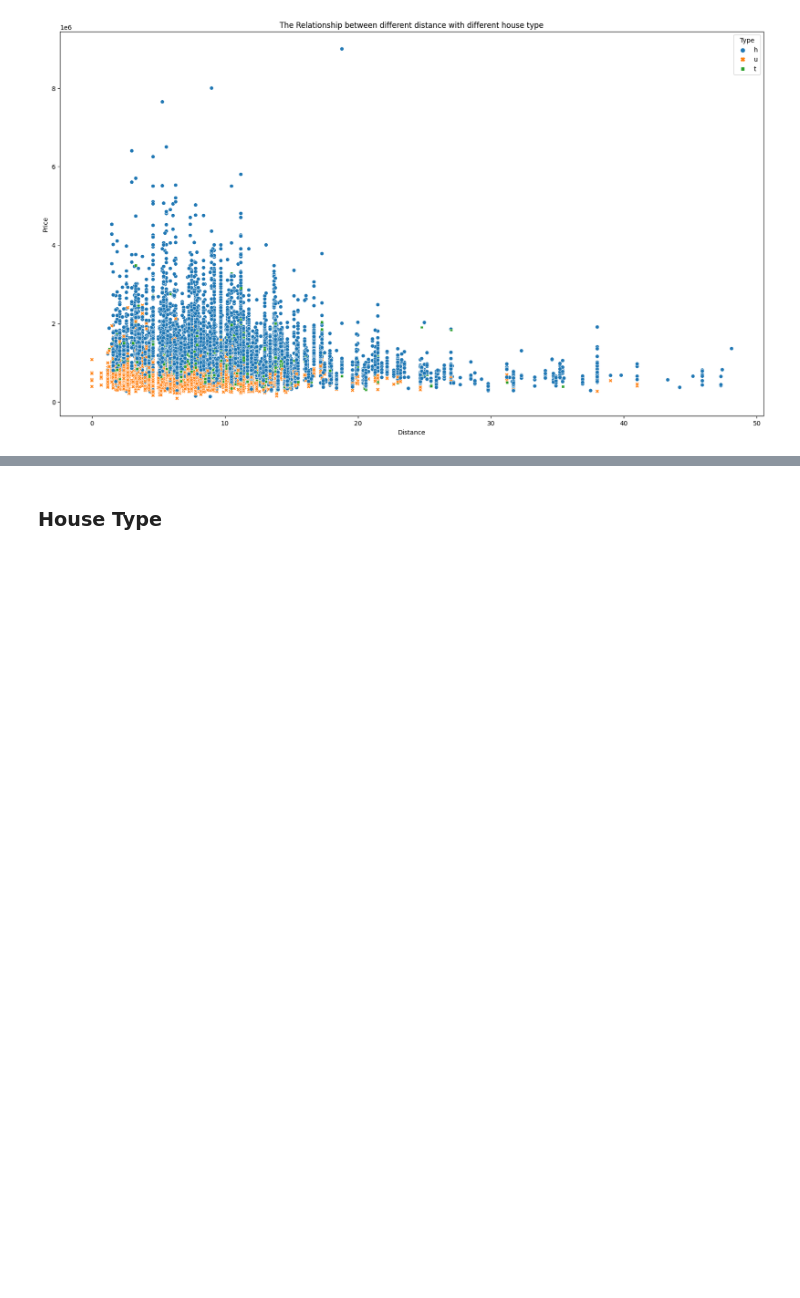
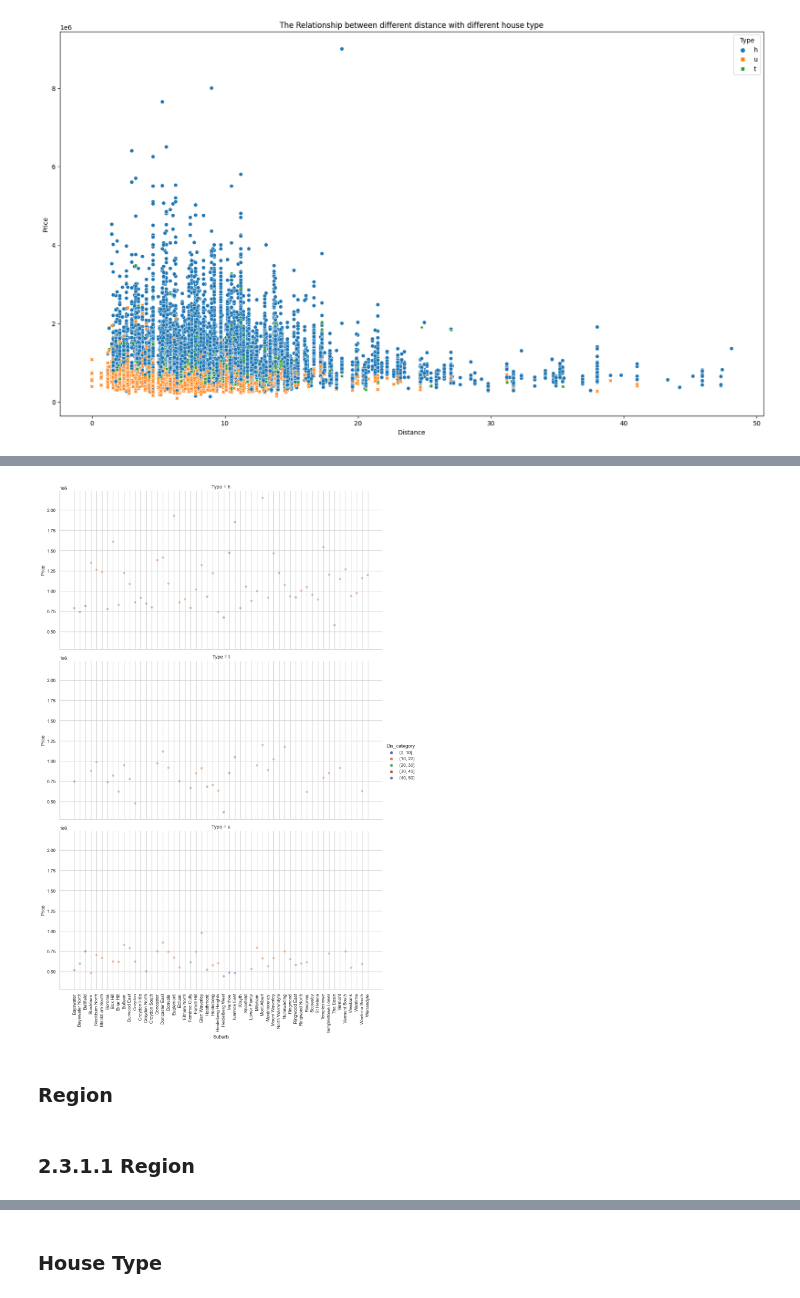
Before and after one commit to jingyun0312/Melbourne_house_1, a Jupyter notebook: mel_house.ipynb, the cells around one changed output, grey strips where cells are left out. Saved outputs shown, nothing was run; the diff lists cells and outputs as text; code cells hidden in the pictures; blank space fills up the shorter version.

```diff
--- a/mel_house.ipynb
+++ b/mel_house.ipynb
@@ -388,0 +398,6 @@ plt.show()
+# %%
+##region+suburb
+df_region_sub_price = df_house.groupby(['Regionname', 'Suburb','Type']).agg({'Distance': np.median, 'Price': np.median}).reset_index()
+bins = [0, 10, 20, 30, 40, 50]
+df_region_sub_price['Dis_category'] = pd.cut(df_region_sub_price['Distance'], bins)
+df_region_sub_price
@@ -388,0 +434,31 @@ plt.show()
+# %%
+#plot
+# # def makeplot_disandprice(x):
+# sns.set_theme(style="whitegrid")
+# # f, ax = plt.subplots(figsize=(7, 5))
+# g = sns.catplot(x='Distance',y='Price',
+#             data=df_region_sub_price[df_region_sub_price['Regionname'] == 'Eastern Metropolitan'],
+#             hue='Type',
+#             row='Suburb',
+#             kind='bar ',
+#             errorbar="sd",
+#             palette="dark",
+#             alpha=.6)
+#             # height=6, aspect=2)
+# plt.xticks(rotation=90)
+# # g.legend.set_title("House Type")
+# # plt.title('Relationship between Region and Price')
+
+
+sns.relplot(x='Suburb',
+            y='Price',
+            data=df_region_sub_price[df_region_sub_price['Regionname'] == 'Eastern Metropolitan'],
+            hue='Dis_category', row='Type', alpha=.5, height=6, aspect=2)
+plt.xticks(rotation=90)
+plt.show()
+# %% [output]
+[figure, added]
+# %% [markdown]
+### Region
+# %% [markdown]
+### 2.3.1.1 Region
```
Also changed, not shown: parts of 21 cells of this notebook.
